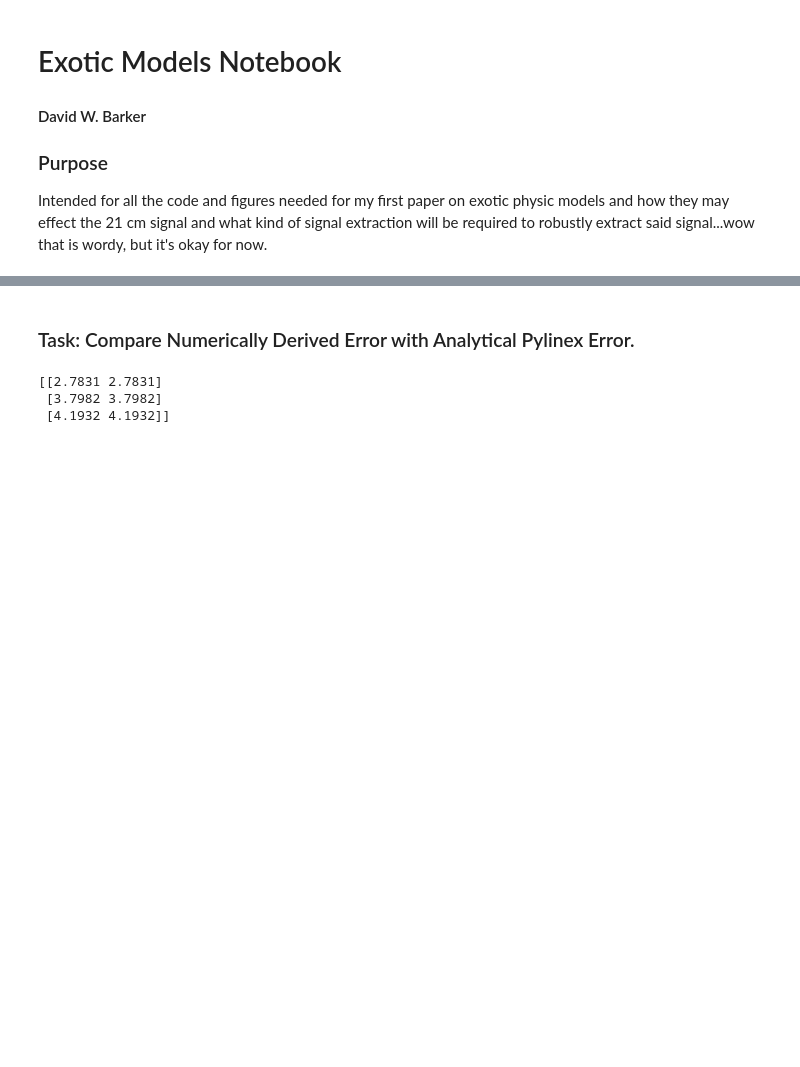
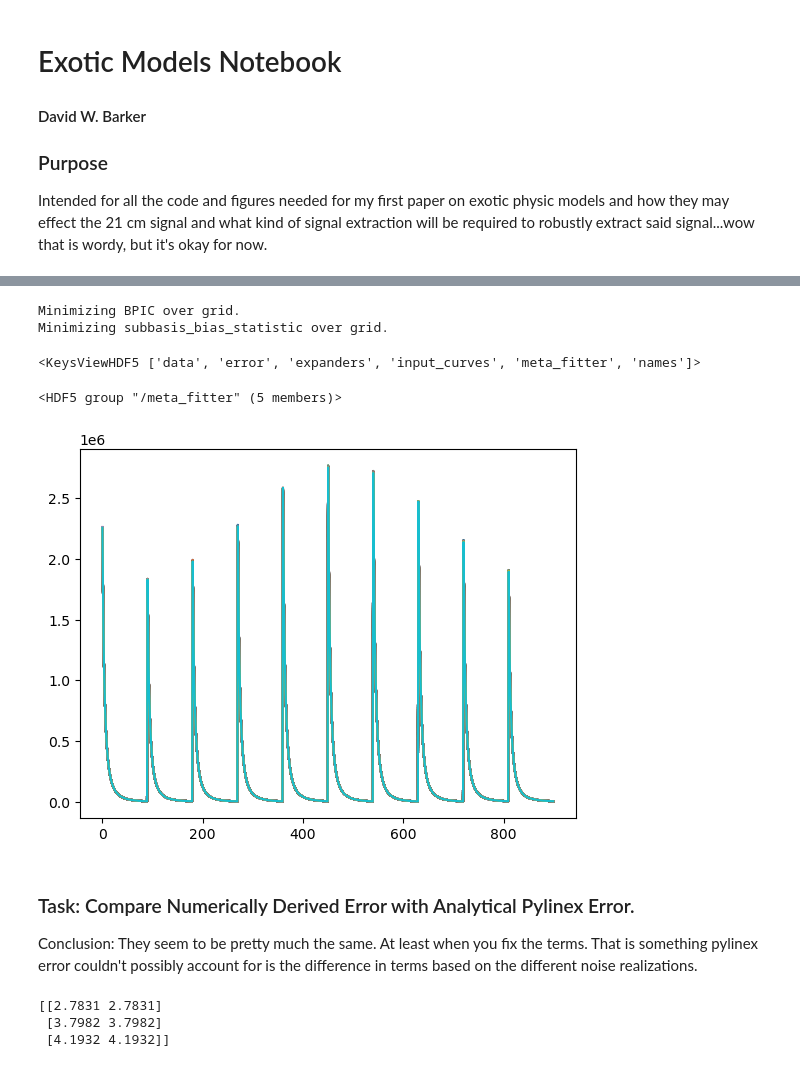
Before and after one commit to daba9359/Exotic_Models, a Jupyter notebook: Exotic_Models_Paper.ipynb, the cells around one changed output, grey strips where cells are left out. Saved outputs shown, nothing was run; the diff lists cells and outputs as text; code cells hidden in the pictures; blank space fills up the shorter version.

```diff
--- a/Exotic_Models_Paper.ipynb
+++ b/Exotic_Models_Paper.ipynb
@@ -119,5 +309,47 @@ Prepared Haslam map in 0.131 s.
+# %%
+## Now begins the section dedicated to creating a Forecaster object ##
+
+n_LSTs = len(simple_Fatima_sim[5])     # the number of correlated spectra (number of LSTs in most cases)
+file_name = "/home/dbarker7752/21_cm_group/SVD_Analysis_Data/pylinex_forecaster_test"
+num_curves_to_create = 100
+error = simple_Fatima_sim[5].flatten()  # flattens the 10 LST error to match the input required for pylinex
+names = ["systematics","signal"]
+training_sets =  [np.reshape(test_case_10LSTs, (len(test_case_10LSTs), -1)), lambdaCDM_training_set[:,16::2]]  # flattens the 10 LST training set to make it work for the required pylinex input
+input_curve_sets = None    # None means it will randomly pull from the training set for the input signal. Later you should actually set what each test is.
+dimensions = [{'systematics' : np.arange(1,500)}, {'signal' : np.arange(1,10)}]
+compiled_quantity = CompiledQuantity('compiled', AttributeQuantity('BPIC'))    # replace 'BPIC' with "DIC" or "BIC" for different term selection criteria
+quantity_to_minimize = "BPIC"
+expanders = [NullExpander(),RepeatExpander(n_LSTs)]
+num_curves_to_score = 0
+use_priors_in_fit = False
+prior_covariance_diagonal = False
+seed = 12345
+target_subbasis_name = "signal"
+verbose= True
+Forecaster_test = Forecaster(file_name,num_curves_to_create,error,names,training_sets,input_curve_sets,dimensions,compiled_quantity, quantity_to_minimize,\
+                             expanders, num_curves_to_score=num_curves_to_score, use_priors_in_fit=use_priors_in_fit,\
+                             prior_covariance_diagonal=prior_covariance_diagonal, seed = seed, target_subbasis_name=target_subbasis_name, verbose=verbose)
+# %% [output]
+Minimizing BPIC over grid.
+Minimizing subbasis_bias_statistic over grid.
+# %%
+# Loads up the pylinex foreground test hdf5 file
+pylinex_Forecaster_test = h5py.File(file_name,"r")
+pylinex_Forecaster_test.keys()
+# %% [output]
+<KeysViewHDF5 ['data', 'error', 'expanders', 'input_curves', 'meta_fitter', 'names']>
+# %%
+pylinex_Forecaster_test["meta_fitter"]
+# %% [output]
+<HDF5 group "/meta_fitter" (5 members)>
+# %%
+for n in range(100):
+    plt.plot(pylinex_Forecaster_test["meta_fitter"]["data"][n])
+# %% [output]
+[figure, added]
 # %% [markdown]
 ### Task: Compare Numerically Derived Error with Analytical Pylinex Error.
+Conclusion: They seem to be pretty much the same. At least when you fix the terms. That is something pylinex error couldn't possibly account for is the difference in terms based on the different noise realizations.
 # %%
 ### This cell get us our numerically derived error (with unfixed terms) ###
 
```
Also changed, not shown: parts of 5 cells of this notebook, 1 other file.
